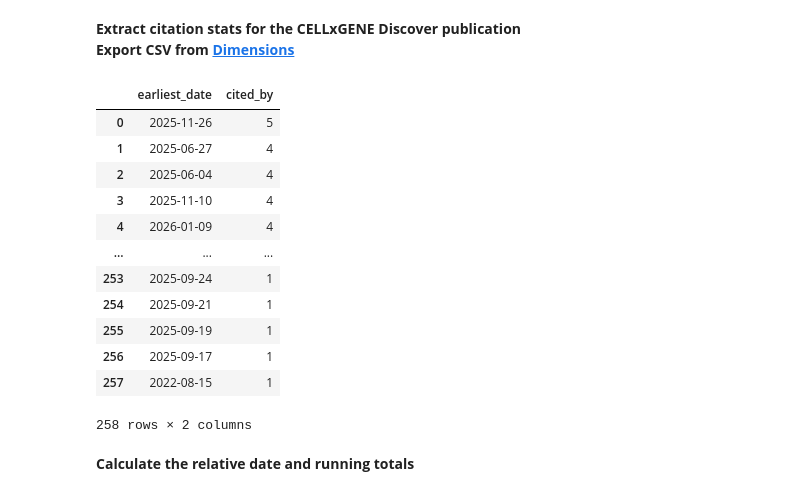
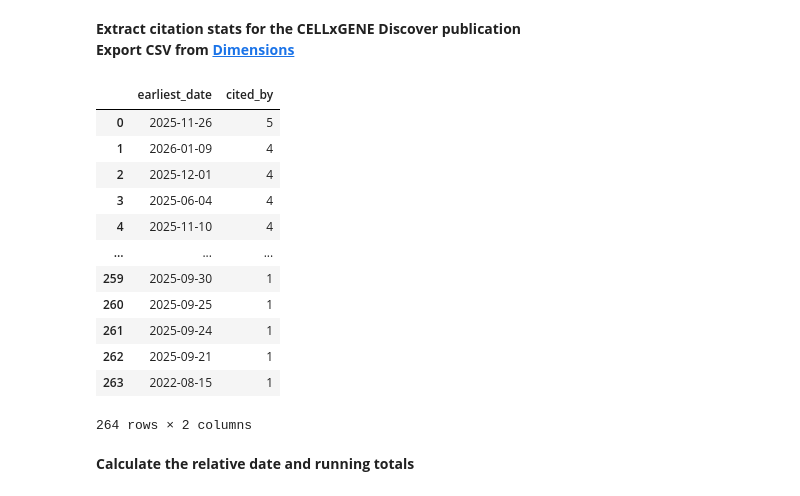
Before and after one commit to Lattice-Data/lattice-tools, a Jupyter notebook: cellxgene_resources/collab_submissions_pub/Figure2_corpus_growth.ipynb, the cells around one changed output. Drawn from its saved outputs; the diff is of its cells as text; code cells hidden in the pictures.

```diff
--- a/cellxgene_resources/collab_submissions_pub/Figure2_corpus_growth.ipynb
+++ b/cellxgene_resources/collab_submissions_pub/Figure2_corpus_growth.ipynb
@@ -55,38 +55,38 @@ result
 **Extract citation stats for the CELLxGENE Discover publication**\
 **Export CSV from [Dimensions](https://app.dimensions.ai/discover/publication?or_subset_publication_citations=pub.1182803254)**
 # %%
-dimensions_export = 'Dimensions-Publication-2026-04-15_14-12-29.csv.zip'
+dimensions_export = 'Dimensions-Publication-2026-05-01_18-29-40.csv.zip'
 
 cited_by = (
     pd.read_csv(dimensions_export, skiprows=1)[['Publication date']]
     .assign(**{
         'Publication date': lambda x: x['Publication date'].apply(
             lambda d: f"{d}-01" if isinstance(d, str) and len(d) == 7 else d
         )
     })
 )
 cited_by['Publication date'] = pd.to_datetime(cited_by['Publication date']).dt.tz_localize(None)
 cited_by = (
     cited_by['Publication date']
     .value_counts()
     .reset_index()
     .rename(columns={'Publication date': 'earliest_date', 'count': 'cited_by'})
 )
 cited_by
 # %% [output]
 |  | earliest_date | cited_by |
 | 0 | 2025-11-26 | 5 |
-| 1 | 2025-06-27 | 4 |
-| 2 | 2025-06-04 | 4 |
-| 3 | 2025-11-10 | 4 |
-| 4 | 2026-01-09 | 4 |
+| 1 | 2026-01-09 | 4 |
+| 2 | 2025-12-01 | 4 |
+| 3 | 2025-06-04 | 4 |
+| 4 | 2025-11-10 | 4 |
 | ... | ... | ... |
-| 253 | 2025-09-24 | 1 |
-| 254 | 2025-09-21 | 1 |
-| 255 | 2025-09-19 | 1 |
-| 256 | 2025-09-17 | 1 |
-| 257 | 2022-08-15 | 1 |
+| 259 | 2025-09-30 | 1 |
+| 260 | 2025-09-25 | 1 |
+| 261 | 2025-09-24 | 1 |
+| 262 | 2025-09-21 | 1 |
+| 263 | 2022-08-15 | 1 |
-258 rows × 2 columns
+264 rows × 2 columns
 # %% [markdown]
 **Calculate the relative date and running totals**
 # %%
```
Also changed, not shown: parts of 4 cells of this notebook, 3 other files.
